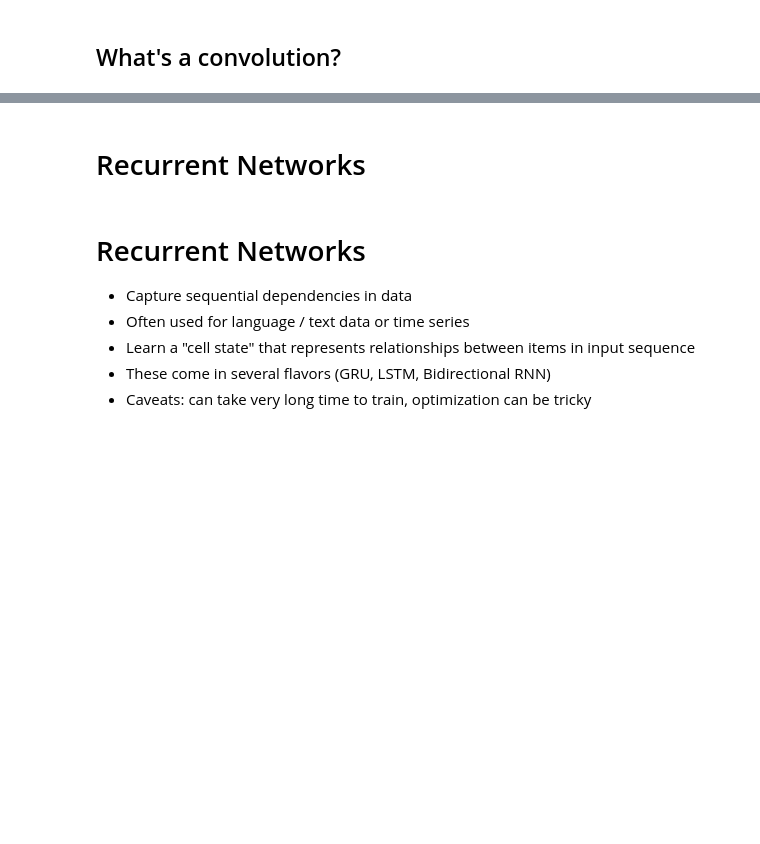
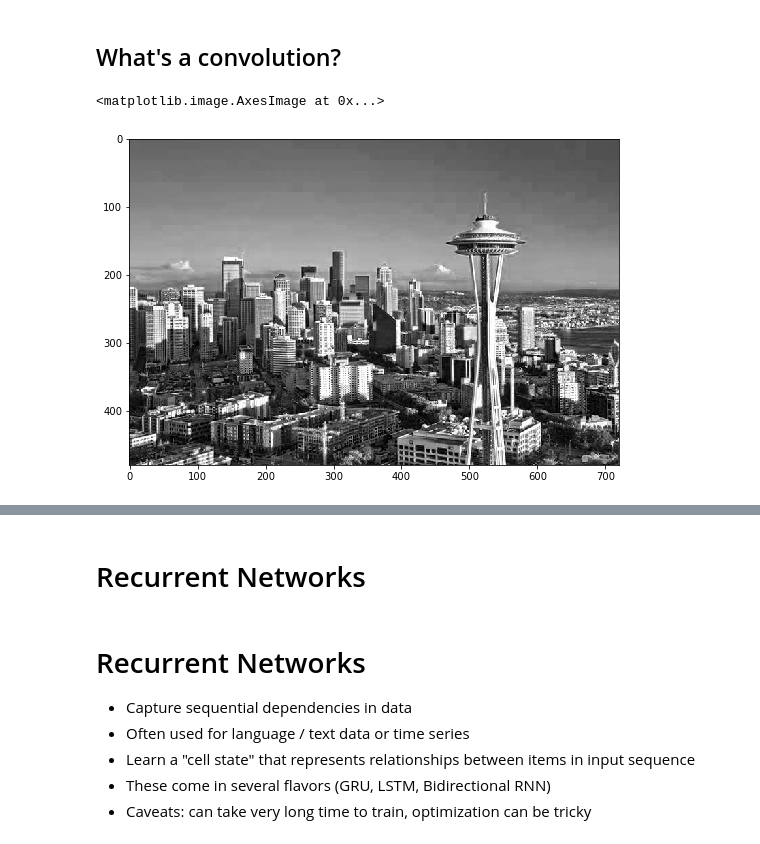
Before and after one commit to DanielSnipes/learning_DL_through_examples, a Jupyter notebook: presentation/code_first_math_later_presentation.ipynb, the cells around one changed output, grey strips where cells are left out. Saved outputs shown, nothing was run; the diff lists cells and outputs as text; code cells hidden in the pictures; blank space fills up the shorter version.

```diff
--- a/presentation/code_first_math_later_presentation.ipynb
+++ b/presentation/code_first_math_later_presentation.ipynb
@@ -125,14 +127,17 @@ def convolve(input_image, kernel):
 # %%
 # Let's read in an image and view it
 from PIL import Image
 import matplotlib.pyplot as plt
 % matplotlib inline
 
-img_height, img_width = 12, 8
+img_height, img_width = 10, 6
 img = np.array(Image.open("figs/space_needle2.png"))
 single_channel_img = img[:, :, 0]
 plt.figure(figsize=(img_height, img_width))
 plt.imshow(single_channel_img, plt.get_cmap('gray'))
+# %% [output]
+<matplotlib.image.AxesImage at 0x...>
+[figure, added]
 # %%
 img_edges = convolve(single_channel_img, edge_filter)
 plt.figure(figsize=(img_height, img_width))
```
Also changed, not shown: parts of 26 cells of this notebook.
